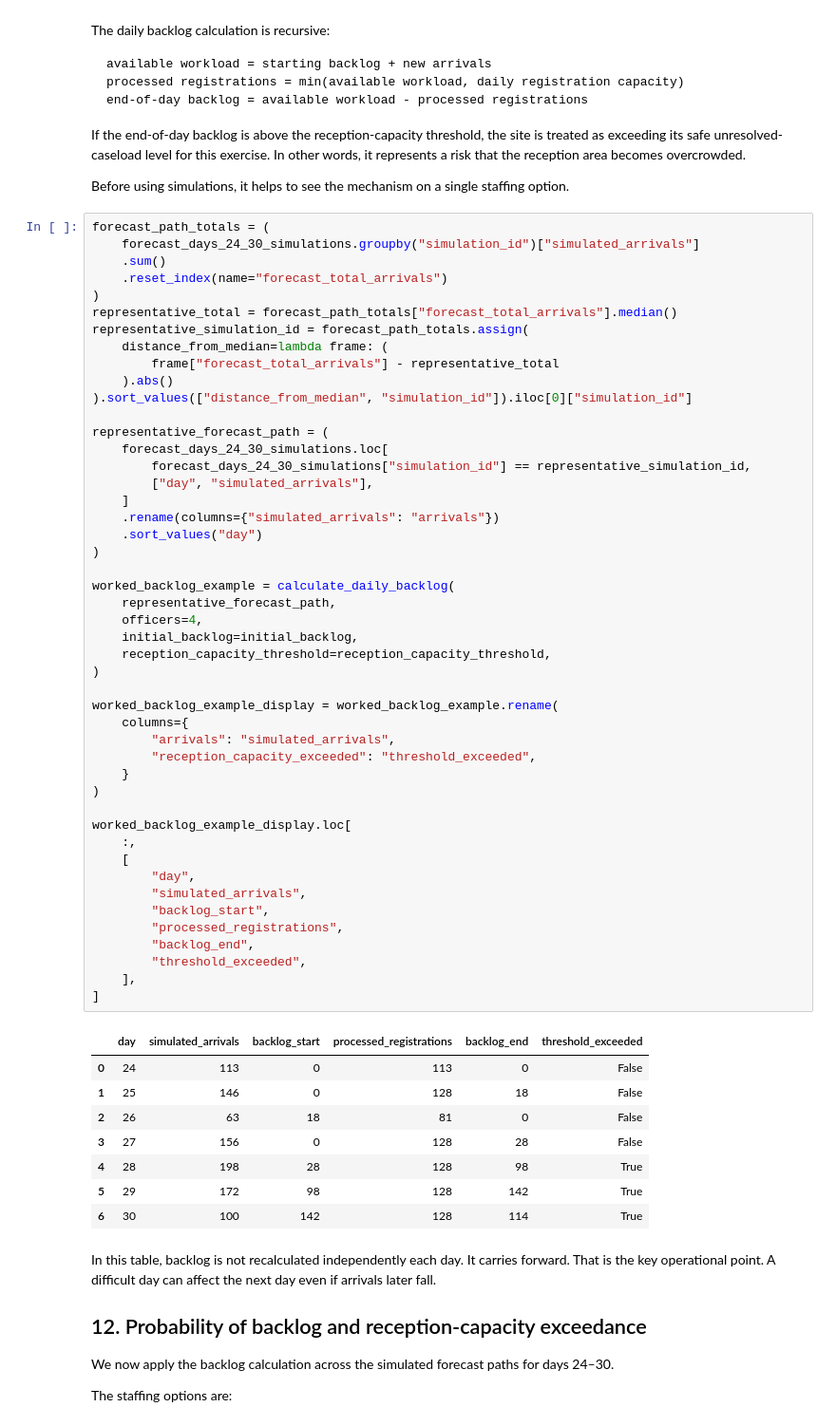
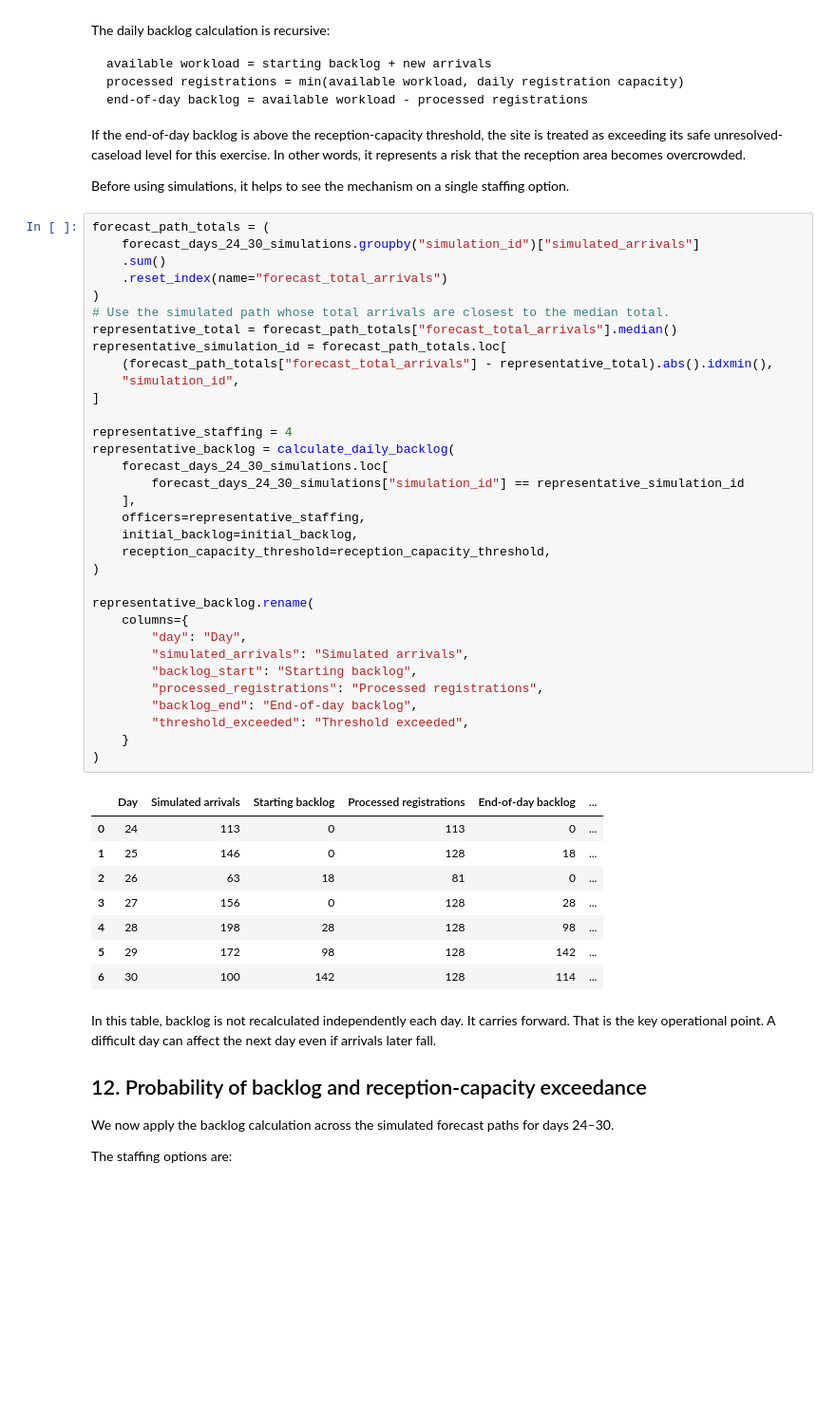
Before and after one commit to kcsongor011/humanitarian_decision_toolkit, a Jupyter notebook: notebooks/forecasting/arrival_dynamics_1_short_term_border_arrivals.ipynb, the cells around one changed output. Shown at 95% size. Cells and saved outputs as stored; diff of their text form; blank space fills up the shorter version.

Commit message:
Polish arrival dynamics notebook presentation

```diff
--- a/notebooks/forecasting/arrival_dynamics_1_short_term_border_arrivals.ipynb
+++ b/notebooks/forecasting/arrival_dynamics_1_short_term_border_arrivals.ipynb
@@ -1154,59 +1154,45 @@ Before using simulations, it helps to see the mechanism on a single staffing opt
 # %%
 forecast_path_totals = (
     forecast_days_24_30_simulations.groupby("simulation_id")["simulated_arrivals"]
     .sum()
     .reset_index(name="forecast_total_arrivals")
 )
+# Use the simulated path whose total arrivals are closest to the median total.
 representative_total = forecast_path_totals["forecast_total_arrivals"].median()
-representative_simulation_id = forecast_path_totals.assign(
-    distance_from_median=lambda frame: (
-        frame["forecast_total_arrivals"] - representative_total
-    ).abs()
-).sort_values(["distance_from_median", "simulation_id"]).iloc[0]["simulation_id"]
+representative_simulation_id = forecast_path_totals.loc[
+    (forecast_path_totals["forecast_total_arrivals"] - representative_total).abs().idxmin(),
+    "simulation_id",
+]
 
-representative_forecast_path = (
+representative_staffing = 4
+representative_backlog = calculate_daily_backlog(
     forecast_days_24_30_simulations.loc[
-        forecast_days_24_30_simulations["simulation_id"] == representative_simulation_id,
-        ["day", "simulated_arrivals"],
-    ]
-    .rename(columns={"simulated_arrivals": "arrivals"})
-    .sort_values("day")
-)
-
-worked_backlog_example = calculate_daily_backlog(
-    representative_forecast_path,
-    officers=4,
+        forecast_days_24_30_simulations["simulation_id"] == representative_simulation_id
+    ],
+    officers=representative_staffing,
     initial_backlog=initial_backlog,
     reception_capacity_threshold=reception_capacity_threshold,
 )
 
-worked_backlog_example_display = worked_backlog_example.rename(
+representative_backlog.rename(
     columns={
-        "arrivals": "simulated_arrivals",
-        "reception_capacity_exceeded": "threshold_exceeded",
+        "day": "Day",
+        "simulated_arrivals": "Simulated arrivals",
+        "backlog_start": "Starting backlog",
+        "processed_registrations": "Processed registrations",
+        "backlog_end": "End-of-day backlog",
+        "threshold_exceeded": "Threshold exceeded",
     }
 )
-
-worked_backlog_example_display.loc[
-    :,
-    [
-        "day",
-        "simulated_arrivals",
-        "backlog_start",
-        "processed_registrations",
-        "backlog_end",
-        "threshold_exceeded",
-    ],
-]
 # %% [output]
-|  | day | simulated_arrivals | backlog_start | processed_registrations | backlog_end | threshold_exceeded |
-| 0 | 24 | 113 | 0 | 113 | 0 | False |
-| 1 | 25 | 146 | 0 | 128 | 18 | False |
-| 2 | 26 | 63 | 18 | 81 | 0 | False |
-| 3 | 27 | 156 | 0 | 128 | 28 | False |
-| 4 | 28 | 198 | 28 | 128 | 98 | True |
-| 5 | 29 | 172 | 98 | 128 | 142 | True |
-| 6 | 30 | 100 | 142 | 128 | 114 | True |
+|  | Day | Simulated arrivals | Starting backlog | Processed registrations | End-of-day backlog | ... |
+| 0 | 24 | 113 | 0 | 113 | 0 | ... |
+| 1 | 25 | 146 | 0 | 128 | 18 | ... |
+| 2 | 26 | 63 | 18 | 81 | 0 | ... |
+| 3 | 27 | 156 | 0 | 128 | 28 | ... |
+| 4 | 28 | 198 | 28 | 128 | 98 | ... |
+| 5 | 29 | 172 | 98 | 128 | 142 | ... |
+| 6 | 30 | 100 | 142 | 128 | 114 | ... |
 # %% [markdown]
 In this table, backlog is not recalculated independently each day. It carries forward. That is the key operational point. A difficult day can affect the next day even if arrivals later fall.
 
```
Also changed, not shown: parts of 20 cells of this notebook.
